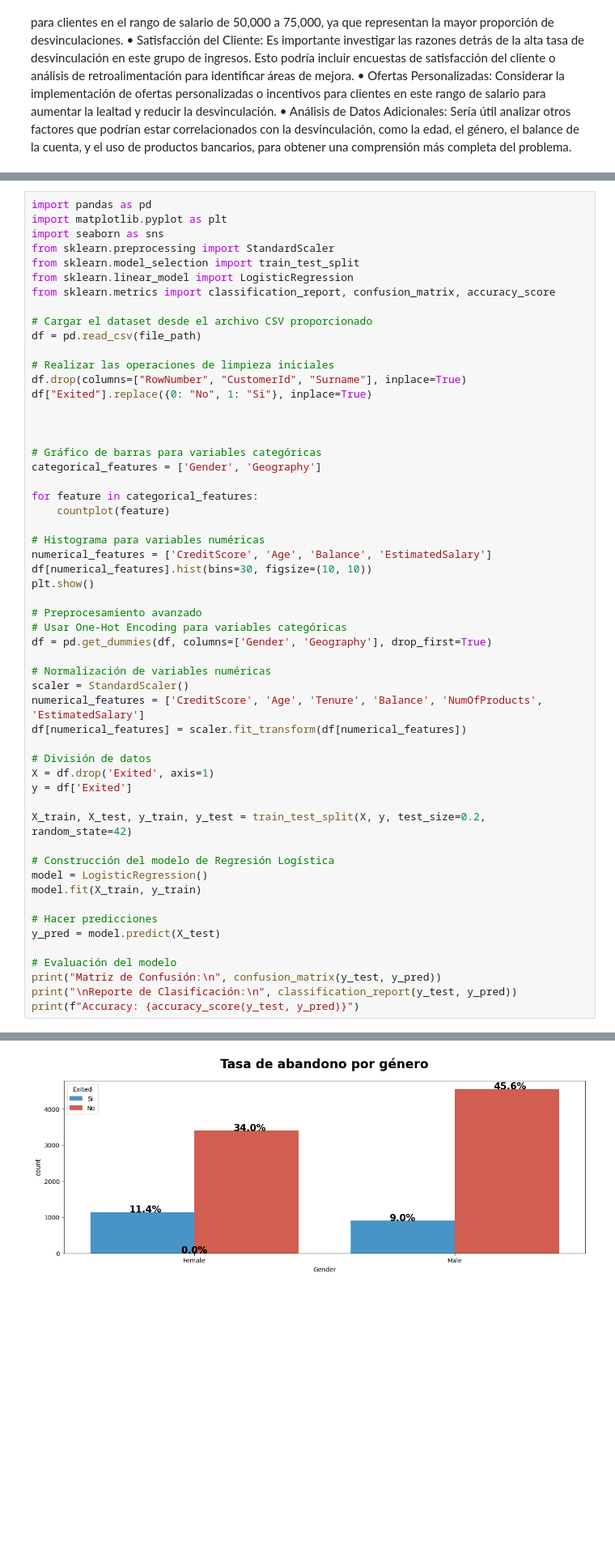
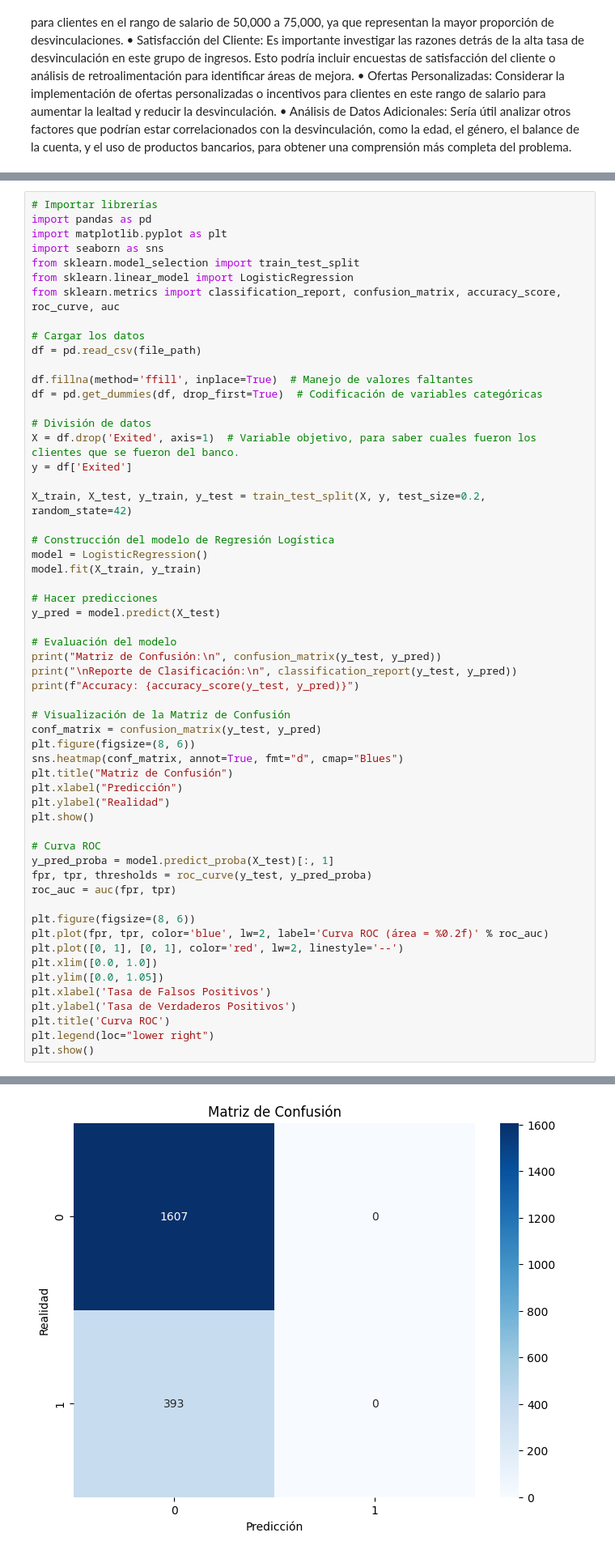
Before and after one commit to juanscc2/ProyectoBigData, a Jupyter notebook: Proyecto_Big_Data.ipynb, the cells around one changed output, grey strips where cells are left out. Shown at 81% size. Drawn from its saved outputs; the diff is of its cells as text; blank space fills up the shorter version.

```diff
--- a/Proyecto_Big_Data.ipynb
+++ b/Proyecto_Big_Data.ipynb
@@ -323,43 +323,20 @@ NameError: name 'file_path' is not defined
 # %%
+# Importar librerías
 import pandas as pd
 import matplotlib.pyplot as plt
 import seaborn as sns
-from sklearn.preprocessing import StandardScaler
 from sklearn.model_selection import train_test_split
 from sklearn.linear_model import LogisticRegression
-from sklearn.metrics import classification_report, confusion_matrix, accuracy_score
+from sklearn.metrics import classification_report, confusion_matrix, accuracy_score, roc_curve, auc
 
-# Cargar el dataset desde el archivo CSV proporcionado
+# Cargar los datos
 df = pd.read_csv(file_path)
 
-# Realizar las operaciones de limpieza iniciales
-df.drop(columns=["RowNumber", "CustomerId", "Surname"], inplace=True)
-df["Exited"].replace({0: "No", 1: "Si"}, inplace=True)
-
-
-
-# Gráfico de barras para variables categóricas
-categorical_features = ['Gender', 'Geography']
-
-for feature in categorical_features:
-    countplot(feature)
-
-# Histograma para variables numéricas
-numerical_features = ['CreditScore', 'Age', 'Balance', 'EstimatedSalary']
-df[numerical_features].hist(bins=30, figsize=(10, 10))
-plt.show()
-
-# Preprocesamiento avanzado
-# Usar One-Hot Encoding para variables categóricas
-df = pd.get_dummies(df, columns=['Gender', 'Geography'], drop_first=True)
-
-# Normalización de variables numéricas
-scaler = StandardScaler()
-numerical_features = ['CreditScore', 'Age', 'Tenure', 'Balance', 'NumOfProducts', 'EstimatedSalary']
-df[numerical_features] = scaler.fit_transform(df[numerical_features])
+df.fillna(method='ffill', inplace=True)  # Manejo de valores faltantes
+df = pd.get_dummies(df, drop_first=True)  # Codificación de variables categóricas
 
 # División de datos
-X = df.drop('Exited', axis=1)
+X = df.drop('Exited', axis=1)  # Variable objetivo, para saber cuales fueron los clientes que se fueron del banco.
 y = df['Exited']
 
 X_train, X_test, y_train, y_test = train_test_split(X, y, test_size=0.2, random_state=42)
@@ -375,4 +352,29 @@ y_pred = model.predict(X_test)
 print("Matriz de Confusión:\n", confusion_matrix(y_test, y_pred))
 print("\nReporte de Clasificación:\n", classification_report(y_test, y_pred))
 print(f"Accuracy: {accuracy_score(y_test, y_pred)}")
+
+# Visualización de la Matriz de Confusión
+conf_matrix = confusion_matrix(y_test, y_pred)
+plt.figure(figsize=(8, 6))
+sns.heatmap(conf_matrix, annot=True, fmt="d", cmap="Blues")
+plt.title("Matriz de Confusión")
+plt.xlabel("Predicción")
+plt.ylabel("Realidad")
+plt.show()
+
+# Curva ROC
+y_pred_proba = model.predict_proba(X_test)[:, 1]
+fpr, tpr, thresholds = roc_curve(y_test, y_pred_proba)
+roc_auc = auc(fpr, tpr)
+
+plt.figure(figsize=(8, 6))
+plt.plot(fpr, tpr, color='blue', lw=2, label='Curva ROC (área = %0.2f)' % roc_auc)
+plt.plot([0, 1], [0, 1], color='red', lw=2, linestyle='--')
+plt.xlim([0.0, 1.0])
+plt.ylim([0.0, 1.05])
+plt.xlabel('Tasa de Falsos Positivos')
+plt.ylabel('Tasa de Verdaderos Positivos')
+plt.title('Curva ROC')
+plt.legend(loc="lower right")
+plt.show()
 # %% [output]
@@ -379 +403 @@ print(f"Accuracy: {accuracy_score(y_test, y_pred)}")
-[figure, old version]
+[figure, new version]
```
Also changed, not shown: parts of 3 cells of this notebook.
